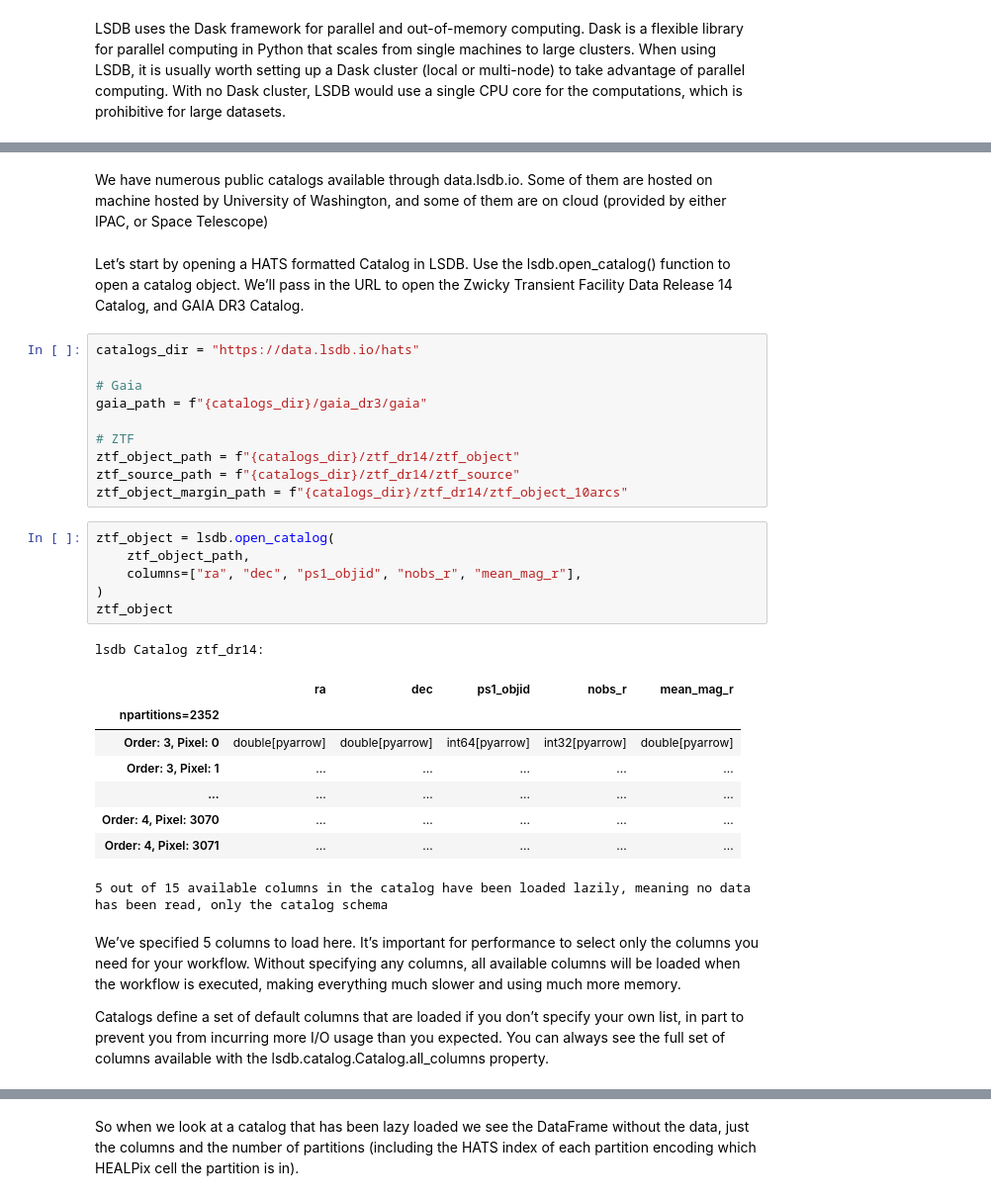
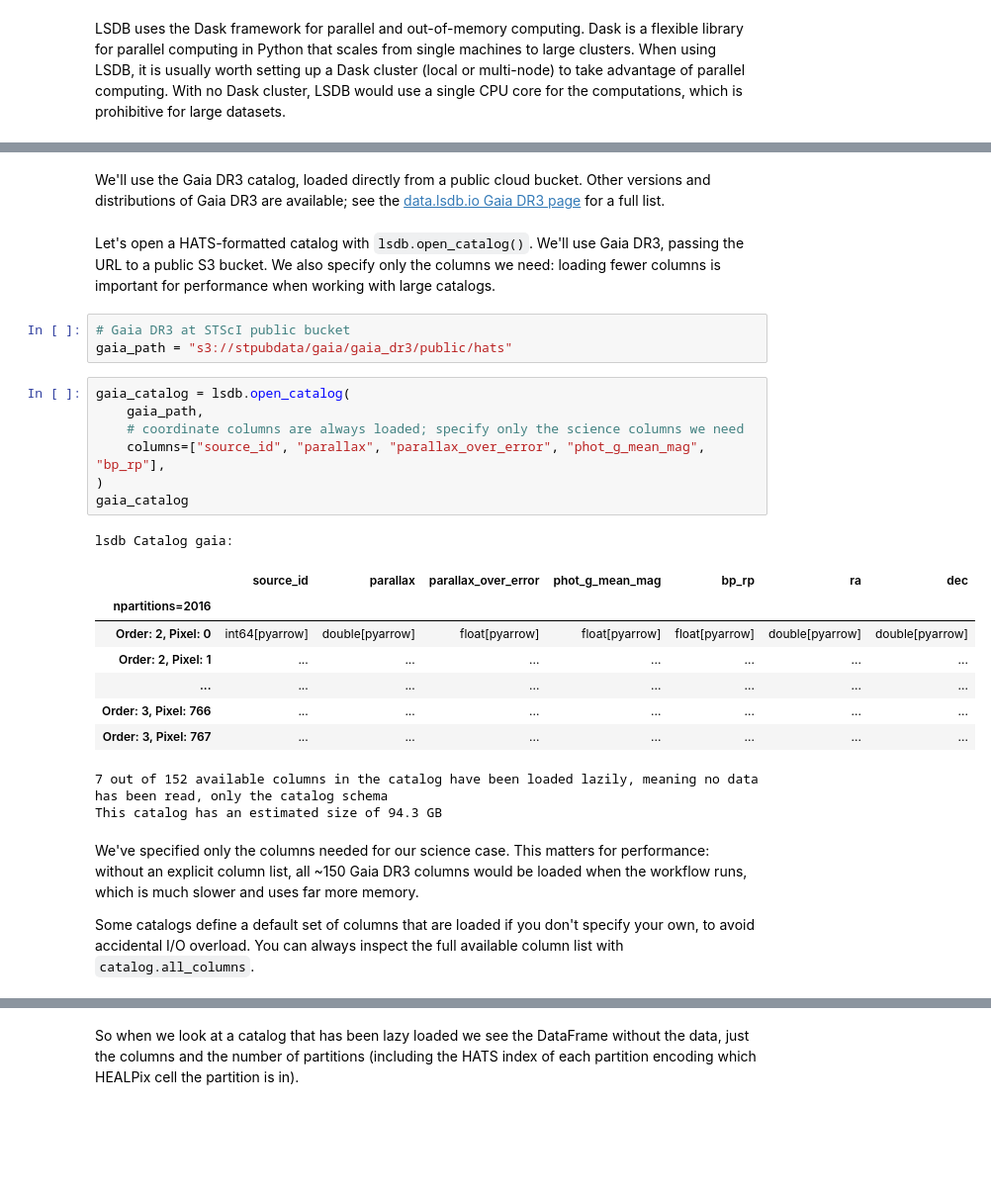
Before and after one commit to AstroAI-CfA/tutorial-lsdb, a Jupyter notebook: tutorials/Notebook_1_Intro.ipynb, the cells around one changed output, grey strips where cells are left out. Shown at 99% size. Drawn from its saved outputs; the diff is of its cells as text; blank space fills up the shorter version.

```diff
--- a/tutorials/Notebook_1_Intro.ipynb
+++ b/tutorials/Notebook_1_Intro.ipynb
@@ -91,35 +66,30 @@ BokehUserWarning: reference already known 'p1326'
 # %% [markdown]
-We have numerous public catalogs available through data.lsdb.io. Some of them are hosted on machine hosted by University of Washington, and some of them are on cloud (provided by either IPAC, or Space Telescope)
+We'll use the Gaia DR3 catalog, loaded directly from a public cloud bucket. Other versions and distributions of Gaia DR3 are available; see the [data.lsdb.io Gaia DR3 page](https://data.lsdb.io/Gaia/Gaia_DR3_(US-East%2C_S3)) for a full list.
 # %% [markdown]
-Let’s start by opening a HATS formatted Catalog in LSDB. Use the lsdb.open_catalog() function to open a catalog object. We’ll pass in the URL to open the Zwicky Transient Facility Data Release 14 Catalog, and GAIA DR3 Catalog.
+Let's open a HATS-formatted catalog with `lsdb.open_catalog()`. We'll use Gaia DR3, passing the URL to a public S3 bucket. We also specify only the columns we need: loading fewer columns is important for performance when working with large catalogs.
 # %%
-catalogs_dir = "https://data.lsdb.io/hats"
-
-# Gaia
-gaia_path = f"{catalogs_dir}/gaia_dr3/gaia"
-
-# ZTF
-ztf_object_path = f"{catalogs_dir}/ztf_dr14/ztf_object"
-ztf_source_path = f"{catalogs_dir}/ztf_dr14/ztf_source"
-ztf_object_margin_path = f"{catalogs_dir}/ztf_dr14/ztf_object_10arcs"
+# Gaia DR3 at STScI public bucket
+gaia_path = "s3://stpubdata/gaia/gaia_dr3/public/hats"
 # %%
-ztf_object = lsdb.open_catalog(
-    ztf_object_path,
-    columns=["ra", "dec", "ps1_objid", "nobs_r", "mean_mag_r"],
+gaia_catalog = lsdb.open_catalog(
+    gaia_path,
+    # coordinate columns are always loaded; specify only the science columns we need
+    columns=["source_id", "parallax", "parallax_over_error", "phot_g_mean_mag", "bp_rp"],
 )
-ztf_object
+gaia_catalog
 # %% [output]
-lsdb Catalog ztf_dr14:
+lsdb Catalog gaia:
-|  | ra | dec | ps1_objid | nobs_r | mean_mag_r |
-| npartitions=2352 |  |  |  |  |  |
-| Order: 3, Pixel: 0 | double[pyarrow] | double[pyarrow] | int64[pyarrow] | int32[pyarrow] | double[pyarrow] |
-| Order: 3, Pixel: 1 | ... | ... | ... | ... | ... |
-| ... | ... | ... | ... | ... | ... |
-| Order: 4, Pixel: 3070 | ... | ... | ... | ... | ... |
-| Order: 4, Pixel: 3071 | ... | ... | ... | ... | ... |
+|  | source_id | parallax | parallax_over_error | phot_g_mean_mag | bp_rp | ra | dec |
+| npartitions=2016 |  |  |  |  |  |  |  |
+| Order: 2, Pixel: 0 | int64[pyarrow] | double[pyarrow] | float[pyarrow] | float[pyarrow] | float[pyarrow] | double[pyarrow] | double[pyarrow] |
+| Order: 2, Pixel: 1 | ... | ... | ... | ... | ... | ... | ... |
+| ... | ... | ... | ... | ... | ... | ... | ... |
+| Order: 3, Pixel: 766 | ... | ... | ... | ... | ... | ... | ... |
+| Order: 3, Pixel: 767 | ... | ... | ... | ... | ... | ... | ... |
-5 out of 15 available columns in the catalog have been loaded lazily, meaning no data has been read, only the catalog schema
+7 out of 152 available columns in the catalog have been loaded lazily, meaning no data has been read, only the catalog schema
+This catalog has an estimated size of 94.3 GB
 # %% [markdown]
-We’ve specified 5 columns to load here. It’s important for performance to select only the columns you need for your workflow. Without specifying any columns, all available columns will be loaded when the workflow is executed, making everything much slower and using much more memory.
+We've specified only the columns needed for our science case. This matters for performance: without an explicit column list, all ~150 Gaia DR3 columns would be loaded when the workflow runs, which is much slower and uses far more memory.
 
-Catalogs define a set of default columns that are loaded if you don’t specify your own list, in part to prevent you from incurring more I/O usage than you expected. You can always see the full set of columns available with the lsdb.catalog.Catalog.all_columns property.
+Some catalogs define a default set of columns that are loaded if you don't specify your own, to avoid accidental I/O overload. You can always inspect the full available column list with `catalog.all_columns`.
 # %%
```
Also changed, not shown: parts of 44 cells of this notebook, 25 other files.
